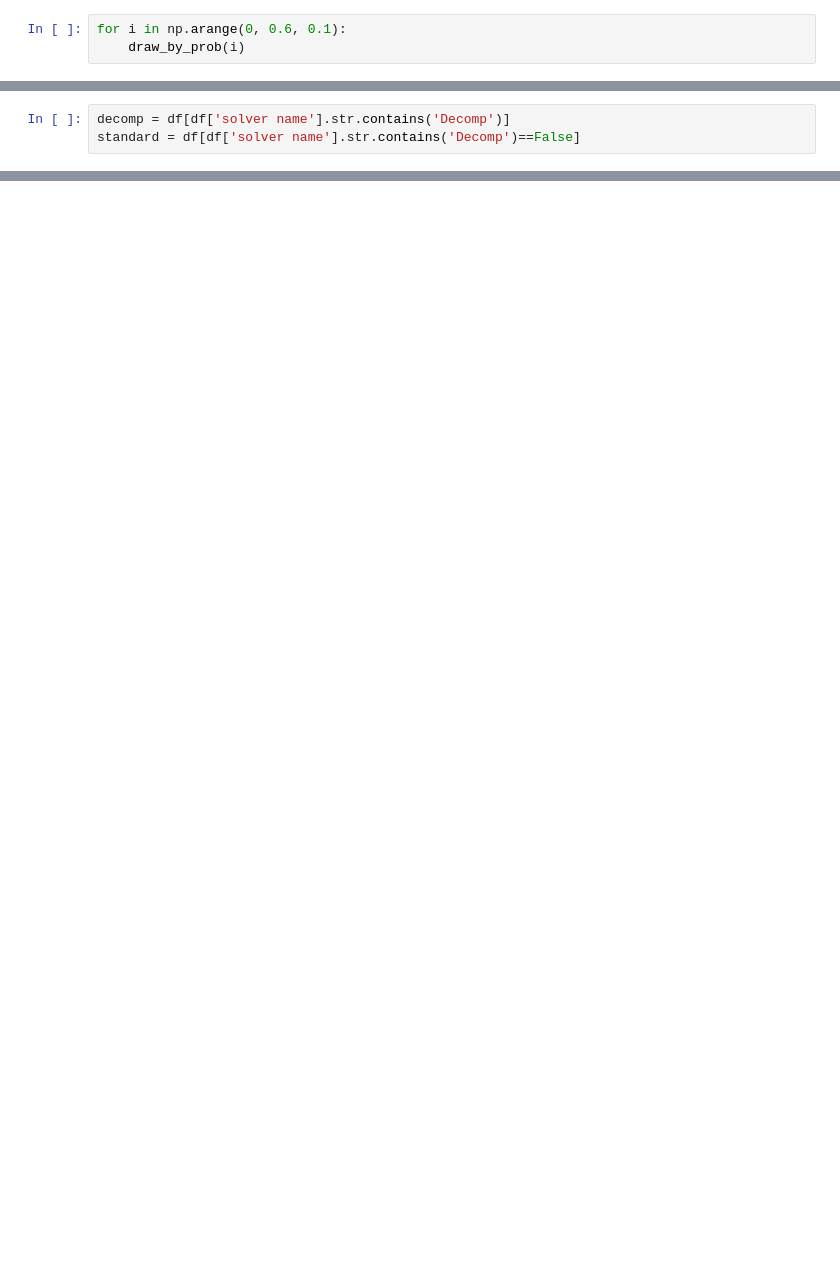
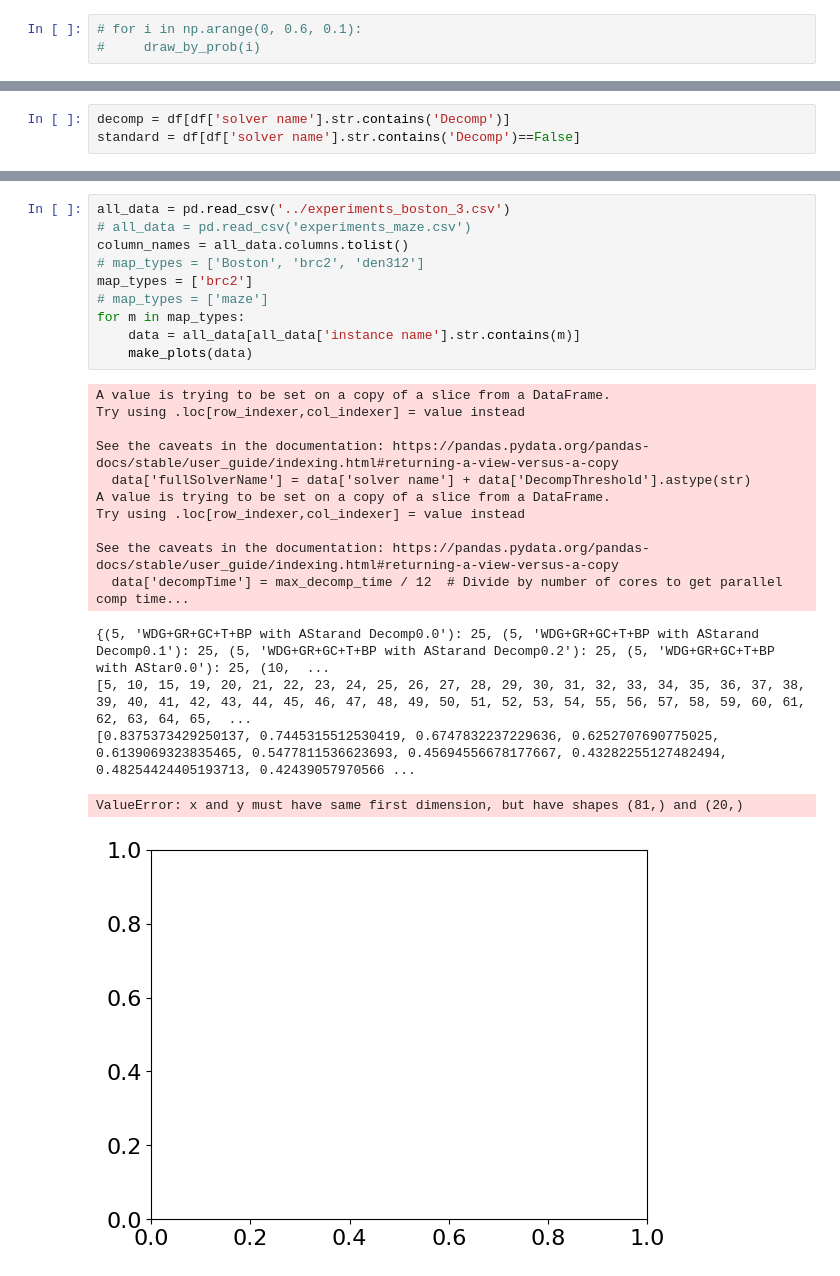
Before and after one commit to Eric-Ewing/CBSH2-RTC, a Jupyter notebook: python/analysis.ipynb, the cells around one changed output, grey strips where cells are left out. Drawn from its saved outputs; the diff is of its cells as text; blank space fills up the shorter version.

```diff
--- a/python/analysis.ipynb
+++ b/python/analysis.ipynb
@@ -50,5 +50,5 @@ def draw_by_prob(prob):
     plt.savefig("prob_{}.pdf".format(prob))
     plt.clf()
 # %%
-for i in np.arange(0, 0.6, 0.1):
-    draw_by_prob(i)
+# for i in np.arange(0, 0.6, 0.1):
+#     draw_by_prob(i)
@@ -138,0 +182,26 @@ set(df['instance name'].str + df['k'])
+# %%
+all_data = pd.read_csv('../experiments_boston_3.csv')
+# all_data = pd.read_csv('experiments_maze.csv')
+column_names = all_data.columns.tolist()
+# map_types = ['Boston', 'brc2', 'den312']
+map_types = ['brc2']
+# map_types = ['maze']
+for m in map_types:
+    data = all_data[all_data['instance name'].str.contains(m)]
+    make_plots(data)
+# %% [output]
+A value is trying to be set on a copy of a slice from a DataFrame.
+Try using .loc[row_indexer,col_indexer] = value instead
+
+See the caveats in the documentation: https://pandas.pydata.org/pandas-docs/stable/user_guide/indexing.html#returning-a-view-versus-a-copy
+  data['fullSolverName'] = data['solver name'] + data['DecompThreshold'].astype(str)
+A value is trying to be set on a copy of a slice from a DataFrame.
+Try using .loc[row_indexer,col_indexer] = value instead
+
+See the caveats in the documentation: https://pandas.pydata.org/pandas-docs/stable/user_guide/indexing.html#returning-a-view-versus-a-copy
+  data['decompTime'] = max_decomp_time / 12  # Divide by number of cores to get parallel comp time...
+{(5, 'WDG+GR+GC+T+BP with AStarand Decomp0.0'): 25, (5, 'WDG+GR+GC+T+BP with AStarand Decomp0.1'): 25, (5, 'WDG+GR+GC+T+BP with AStarand Decomp0.2'): 25, (5, 'WDG+GR+GC+T+BP with AStar0.0'): 25, (10,  ...
+[5, 10, 15, 19, 20, 21, 22, 23, 24, 25, 26, 27, 28, 29, 30, 31, 32, 33, 34, 35, 36, 37, 38, 39, 40, 41, 42, 43, 44, 45, 46, 47, 48, 49, 50, 51, 52, 53, 54, 55, 56, 57, 58, 59, 60, 61, 62, 63, 64, 65,  ...
+[0.8375373429250137, 0.7445315512530419, 0.6747832237229636, 0.6252707690775025, 0.6139069323835465, 0.5477811536623693, 0.45694556678177667, 0.43282255127482494, 0.48254424405193713, 0.42439057970566 ...
+ValueError: x and y must have same first dimension, but have shapes (81,) and (20,)
+[figure, added]
```
Also changed, not shown: parts of 15 cells of this notebook, 13 other files.
